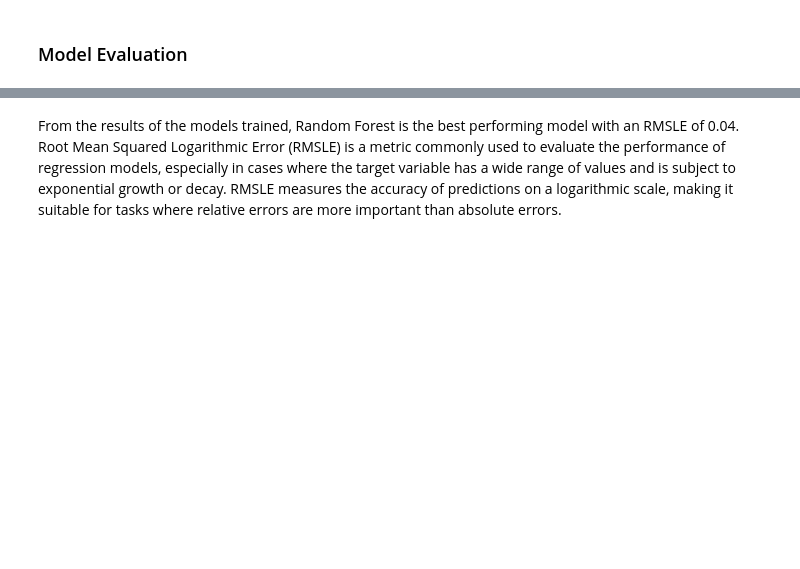
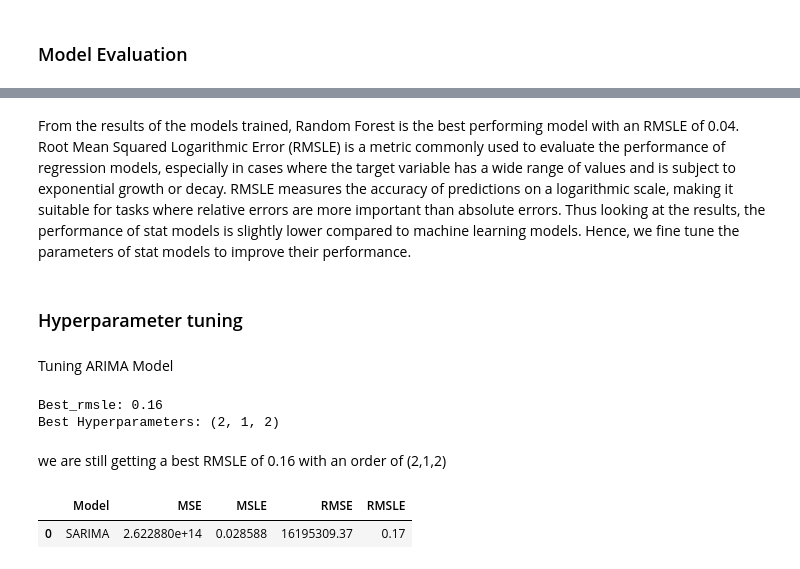
Before and after one commit to phinmaiyo/Regression-Model, a Jupyter notebook: forecasting.ipynb, the cells around one changed output, grey strips where cells are left out. Drawn from its saved outputs; the diff is of its cells as text; code cells hidden in the pictures; blank space fills up the shorter version.

Commit message:
commit hypeparameter tuning

```diff
--- a/forecasting.ipynb
+++ b/forecasting.ipynb
@@ -2649,2 +2689,75 @@ print(results_df)
 # %% [markdown]
- From the results of the models trained, Random Forest is the best performing model with an RMSLE of 0.04. Root Mean Squared Logarithmic Error (RMSLE) is a metric commonly used to evaluate the performance of regression models, especially in cases where the target variable has a wide range of values and is subject to exponential growth or decay. RMSLE measures the accuracy of predictions on a logarithmic scale, making it suitable for tasks where relative errors are more important than absolute errors.
+ From the results of the models trained, Random Forest is the best performing model with an RMSLE of 0.04. Root Mean Squared Logarithmic Error (RMSLE) is a metric commonly used to evaluate the performance of regression models, especially in cases where the target variable has a wide range of values and is subject to exponential growth or decay. RMSLE measures the accuracy of predictions on a logarithmic scale, making it suitable for tasks where relative errors are more important than absolute errors. Thus looking at the results, the performance of stat models is slightly lower compared to machine learning models. Hence, we fine tune the parameters of stat models to improve their performance.
+# %% [markdown]
+### Hyperparameter tuning
+# %% [markdown]
+Tuning ARIMA Model
+# %%
+# Define a parameter grid
+param_grid = {
+    'order': [(0, 1, 1), (1, 1, 1), (1, 1, 2), (2, 1, 1), (2, 1, 2)],
+}
+
+best_rmsle = 0.16
+best_model = None
+
+# Perform grid search
+for params in param_grid['order']:
+    model = ARIMA(data, order=params)
+    A_model=model.fit()
+
+    # Use 'forecast' to predict future values
+    forecast = A_model.forecast(steps=len(eval))
+
+    # extract the point forecasts
+    y_pred = forecast
+
+    # Evaluate your predictions
+    mse = mean_squared_error(eval, y_pred)
+    msle=mean_squared_log_error(eval, y_pred)
+    rmse= np.sqrt(mean_squared_error(eval, y_pred)).round(2)
+    rmsle= np.sqrt(mean_squared_log_error(eval, y_pred)).round(2)
+    if rmsle < best_rmsle:
+        best_rmsle = rmsle
+        best_model = model
+
+# The best model and hyperparameters
+print(f"Best_rmsle: {rmsle}")
+print(f"Best Hyperparameters: {params}")
+# %% [output]
+Best_rmsle: 0.16
+Best Hyperparameters: (2, 1, 2)
+# %% [markdown]
+we are still getting a best RMSLE of 0.16 with an order of (2,1,2)
+# %%
+# Define the SARIMA model parameters
+p = 2  # AR order
+d = 1  # Differencing order
+q = 2  # MA order
+P = 2  # Seasonal AR order
+D = 1  # Seasonal differencing order
+Q = 2  # Seasonal MA order
+s = 12  # Seasonal period (e.g., 12 for monthly data)
+
+# Create the SARIMA model
+sarima_model = sm.tsa.SARIMAX(data, order=(p, d, q), seasonal_order=(P, D, Q, s))
+model_fit= sarima_model.fit()
+model_fit.summary()
+
+# make predictions on the eval data
+SARIMA_pred=model_fit.predict(start=len(data),
+                      end=len(data)+len(eval)-1,
+                      type = 'levels'
+                      )
+# %%
+# evaluate the model
+mse= mean_squared_error(eval, SARIMA_pred)
+msle=mean_squared_log_error(eval, SARIMA_pred)
+rmse= np.sqrt(mean_squared_error(eval, SARIMA_pred)).round(2)
+rmsle= np.sqrt(mean_squared_log_error(eval, SARIMA_pred)).round(2)
+
+result=pd.DataFrame([['SARIMA',mse, msle, rmse, rmsle]], columns= ['Model', 'MSE', 'MSLE', 'RMSE', 'RMSLE'])
+result
+# %% [output]
+|  | Model | MSE | MSLE | RMSE | RMSLE |
+| 0 | SARIMA | 2.622880e+14 | 0.028588 | 16195309.37 | 0.17 |
```
Also changed, not shown: parts of 40 cells of this notebook.
